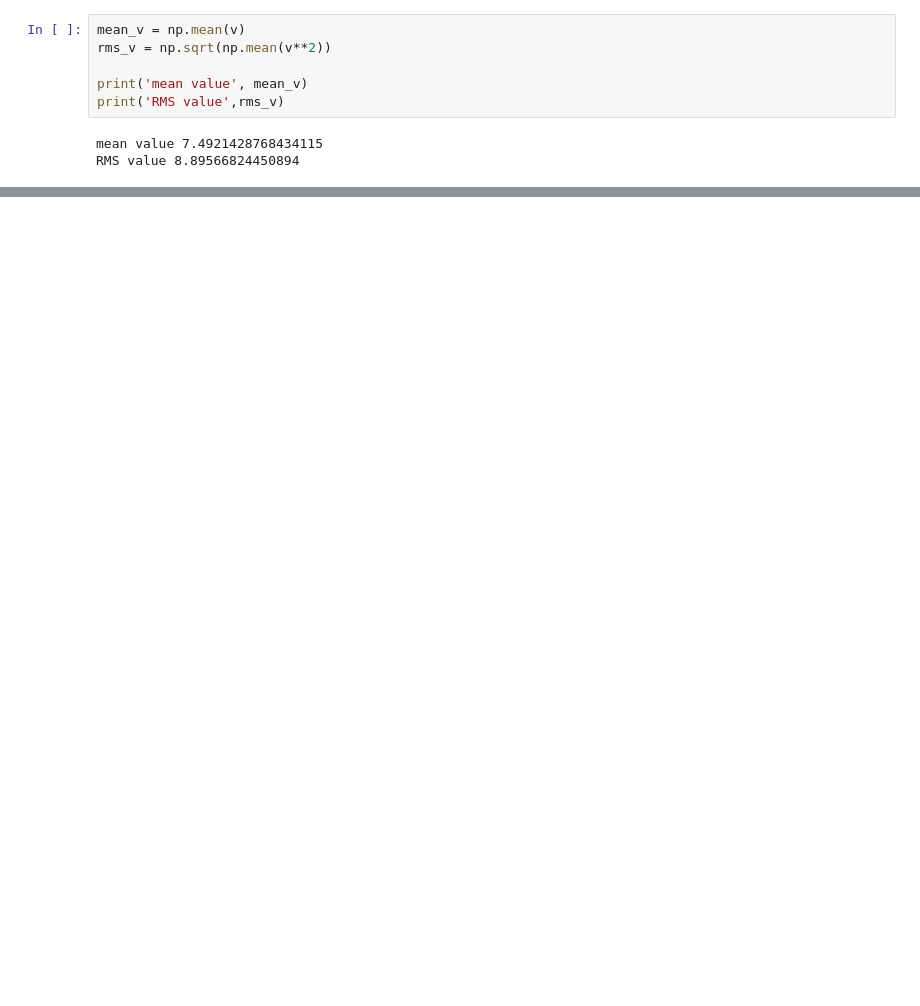
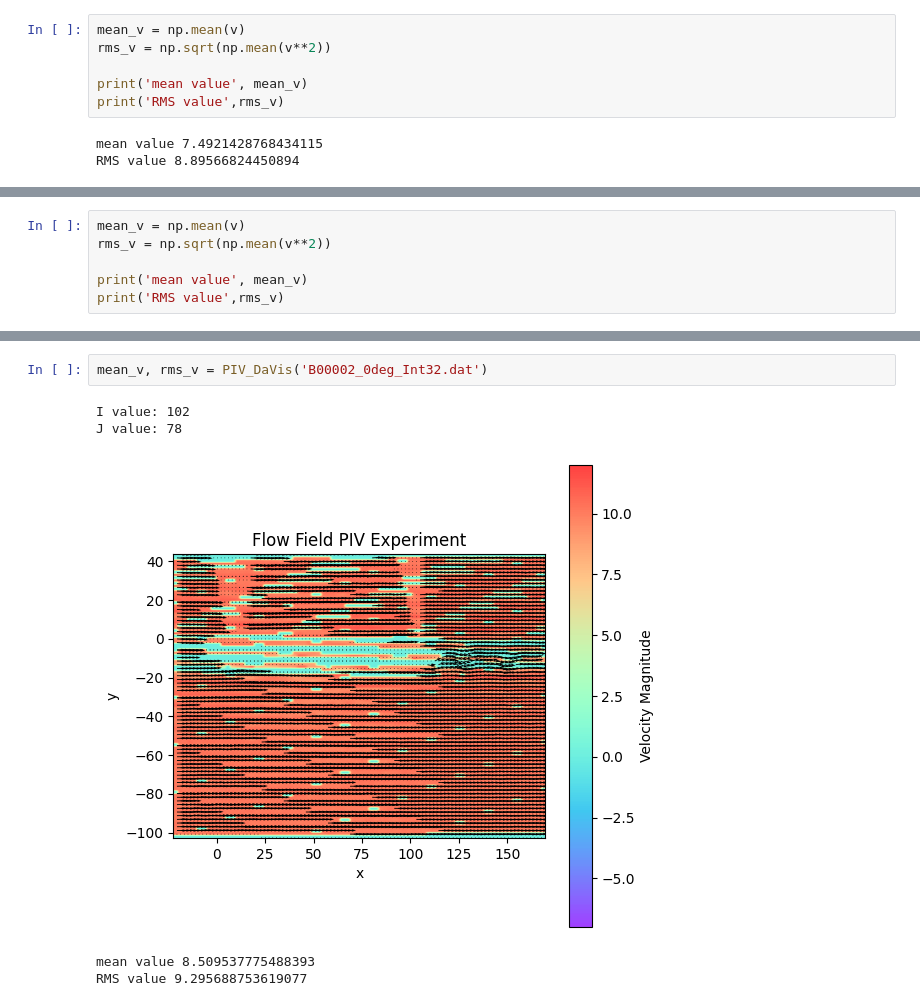
Before and after one commit to Psych17101/FMT-DataProcessing, a Jupyter notebook: PIV__PYTHON.ipynb, the cells around one changed output, grey strips where cells are left out. Drawn from its saved outputs; the diff is of its cells as text; blank space fills up the shorter version.

```diff
--- a/PIV__PYTHON.ipynb
+++ b/PIV__PYTHON.ipynb
@@ -354,0 +435,6 @@ RMS value 8.89566824450894
+# %%
+mean_v = np.mean(v)
+rms_v = np.sqrt(np.mean(v**2))
+
+print('mean value', mean_v)
+print('RMS value',rms_v)
@@ -354,0 +514,8 @@ RMS value 8.89566824450894
+# %%
+mean_v, rms_v = PIV_DaVis('B00002_0deg_Int32.dat')
+# %% [output]
+I value: 102
+J value: 78
+[figure, added]
+mean value 8.509537775488393
+RMS value 9.295688753619077
```
Also changed, not shown: parts of 25 cells of this notebook, 24 other files.
